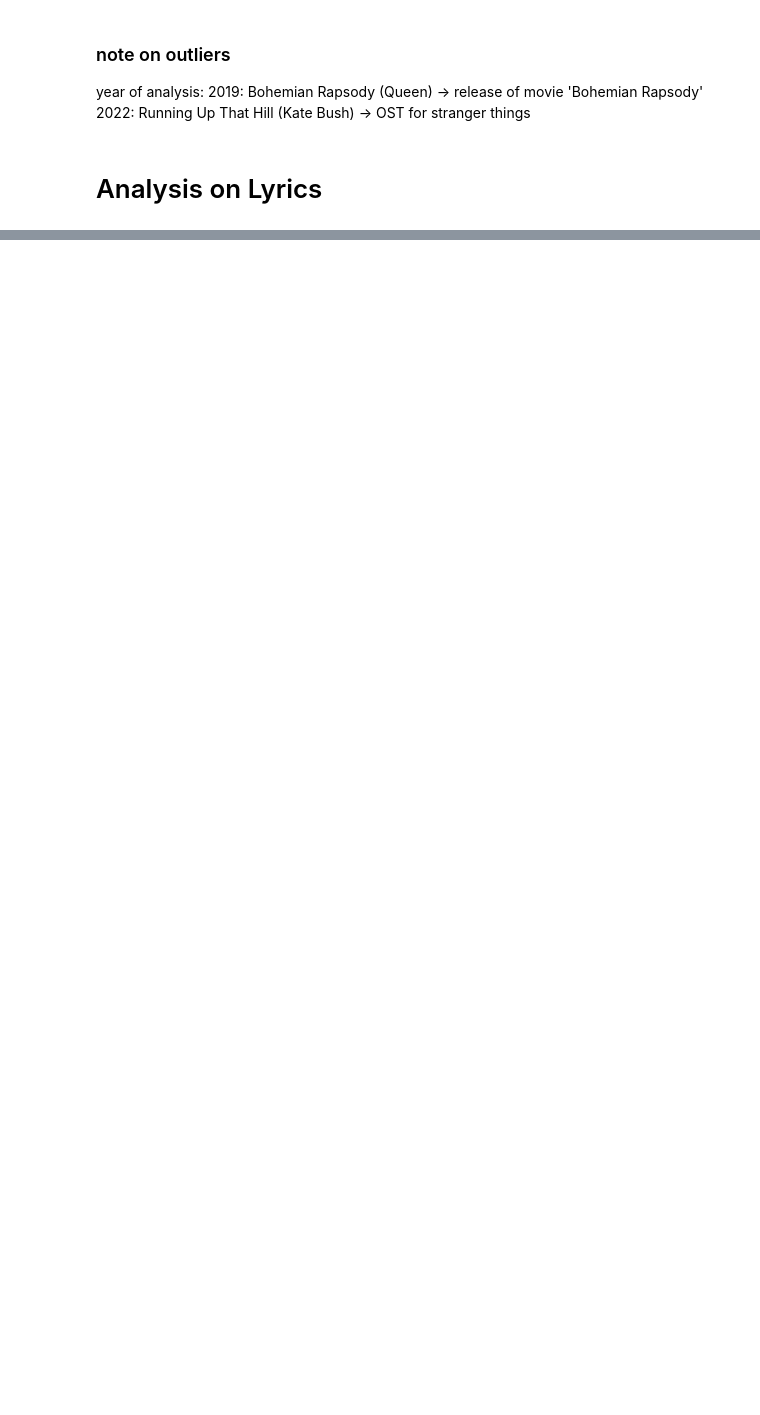
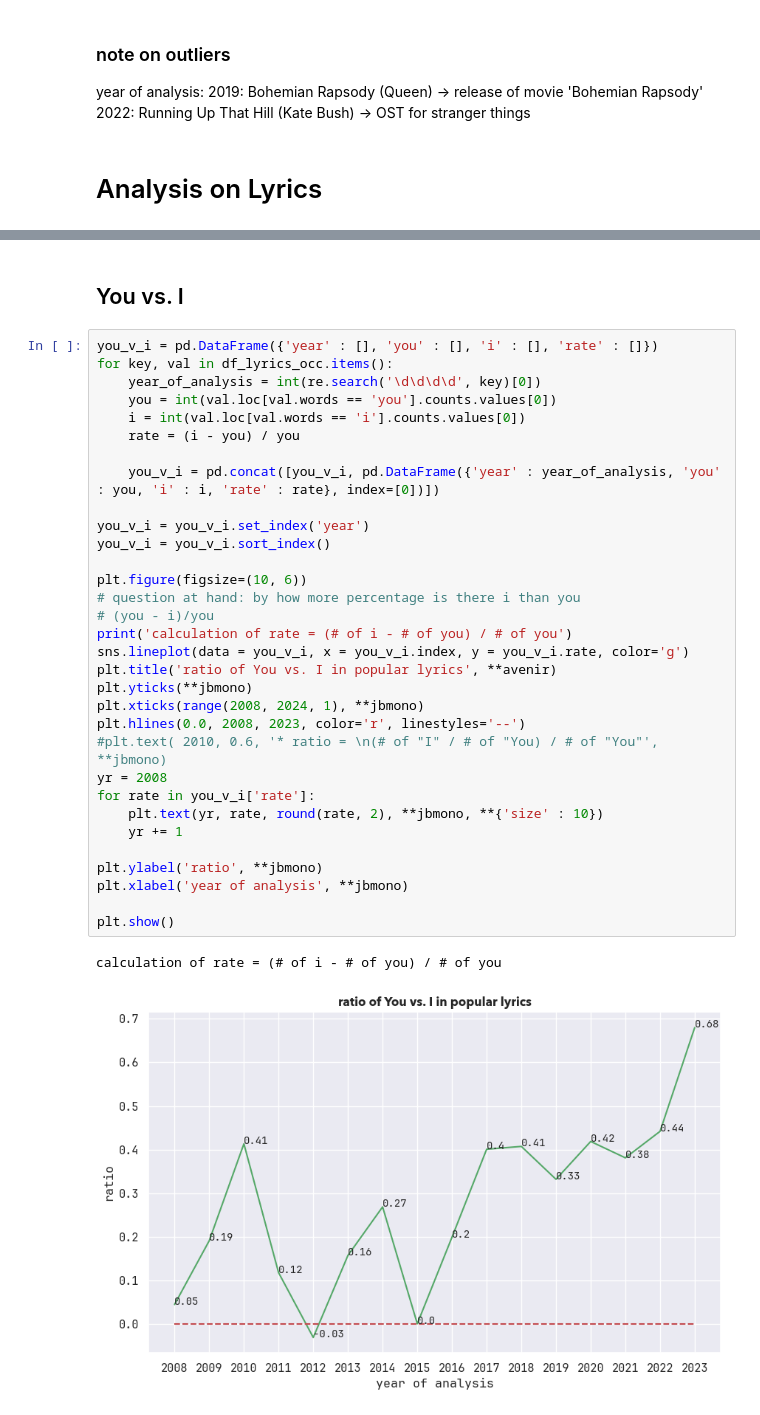
Before and after one commit to belledcurve/musicsocianalysis, a Jupyter notebook: spotify.ipynb, the cells around one changed output, grey strips where cells are left out. Saved outputs shown, nothing was run; the diff lists cells and outputs as text; blank space fills up the shorter version.

```diff
--- a/spotify.ipynb
+++ b/spotify.ipynb
@@ -602,0 +956,37 @@ bVFyb2dnTzBJUllTaWxyQjhDbjI2NEI2RVNHVVg2cW5BLVg0MTEzVEswRW81SVZNVllXakFjWDFPR3lt
+# %% [markdown]
+## You vs. I
+# %%
+you_v_i = pd.DataFrame({'year' : [], 'you' : [], 'i' : [], 'rate' : []})
+for key, val in df_lyrics_occ.items():
+    year_of_analysis = int(re.search('\d\d\d\d', key)[0])
+    you = int(val.loc[val.words == 'you'].counts.values[0])
+    i = int(val.loc[val.words == 'i'].counts.values[0])
+    rate = (i - you) / you
+
+    you_v_i = pd.concat([you_v_i, pd.DataFrame({'year' : year_of_analysis, 'you' : you, 'i' : i, 'rate' : rate}, index=[0])])
+
+you_v_i = you_v_i.set_index('year')
+you_v_i = you_v_i.sort_index()
+
+plt.figure(figsize=(10, 6))
+# question at hand: by how more percentage is there i than you
+# (you - i)/you
+print('calculation of rate = (# of i - # of you) / # of you')
+sns.lineplot(data = you_v_i, x = you_v_i.index, y = you_v_i.rate, color='g')
+plt.title('ratio of You vs. I in popular lyrics', **avenir)
+plt.yticks(**jbmono)
+plt.xticks(range(2008, 2024, 1), **jbmono)
+plt.hlines(0.0, 2008, 2023, color='r', linestyles='--')
+#plt.text( 2010, 0.6, '* ratio = \n(# of "I" / # of "You) / # of "You"', **jbmono)
+yr = 2008
+for rate in you_v_i['rate']:
+    plt.text(yr, rate, round(rate, 2), **jbmono, **{'size' : 10})
+    yr += 1
+
+plt.ylabel('ratio', **jbmono)
+plt.xlabel('year of analysis', **jbmono)
+
+plt.show()
+# %% [output]
+calculation of rate = (# of i - # of you) / # of you
+[figure, added]
```
Also changed, not shown: parts of 45 cells of this notebook.
